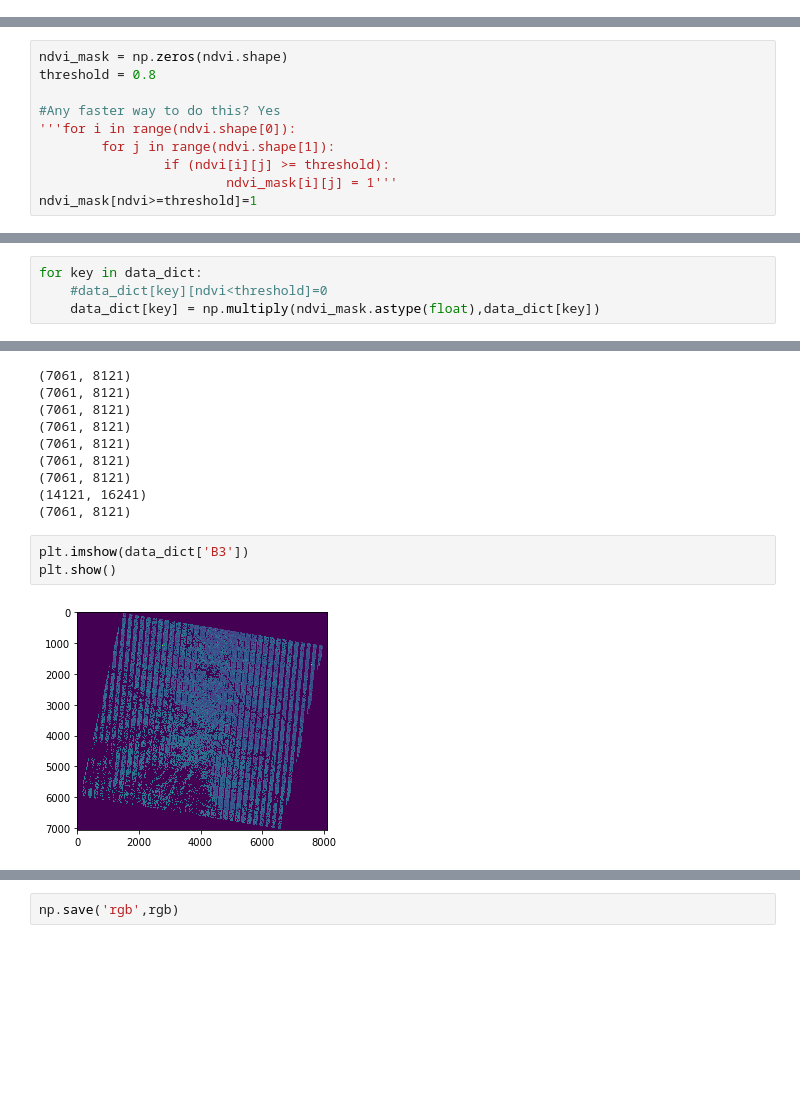
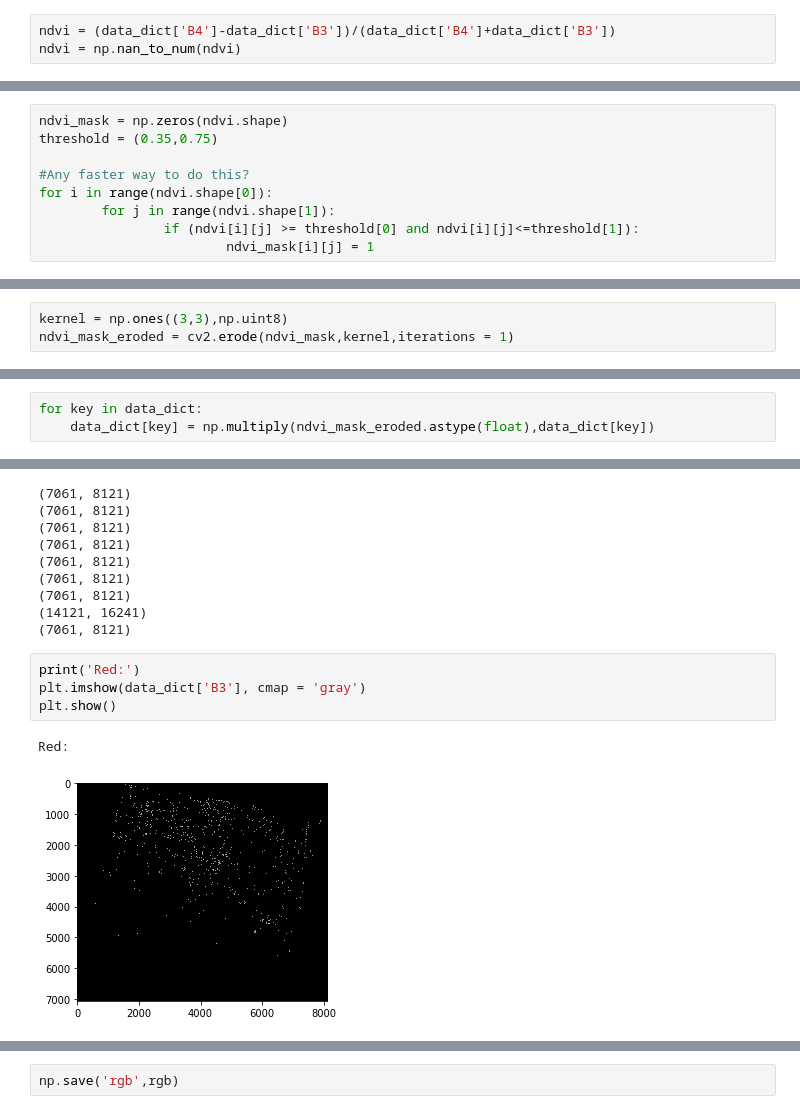
Before and after one commit to pixxelai/ai, a Jupyter notebook: Non_crop_pixel_removal.ipynb, the cells around one changed output, grey strips where cells are left out. Cells and saved outputs as stored; diff of their text form; blank space fills up the shorter version.

```diff
--- a/Non_crop_pixel_removal.ipynb
+++ b/Non_crop_pixel_removal.ipynb
@@ -21,0 +23,3 @@ ndvi = (data_dict['B3']-data_dict['B4'])/(data_dict['B3']+data_dict['B4']+.00000
+# %%
+ndvi = (data_dict['B4']-data_dict['B3'])/(data_dict['B4']+data_dict['B3'])
+ndvi = np.nan_to_num(ndvi)
@@ -22,11 +33,10 @@ ndvi = (data_dict['B3']-data_dict['B4'])/(data_dict['B3']+data_dict['B4']+.00000
 # %%
 ndvi_mask = np.zeros(ndvi.shape)
-threshold = 0.8
+threshold = (0.35,0.75)
 
-#Any faster way to do this? Yes
-'''for i in range(ndvi.shape[0]):
+#Any faster way to do this?
+for i in range(ndvi.shape[0]):
         for j in range(ndvi.shape[1]):
-                if (ndvi[i][j] >= threshold):
-                        ndvi_mask[i][j] = 1'''
-ndvi_mask[ndvi>=threshold]=1
+                if (ndvi[i][j] >= threshold[0] and ndvi[i][j]<=threshold[1]):
+                        ndvi_mask[i][j] = 1
 # %%
@@ -36,0 +49,3 @@ plt.show()
+# %%
+kernel = np.ones((3,3),np.uint8)
+ndvi_mask_eroded = cv2.erode(ndvi_mask,kernel,iterations = 1)
@@ -37,7 +82,6 @@ plt.show()
 # %%
 for key in data_dict:
-    #data_dict[key][ndvi<threshold]=0
-    data_dict[key] = np.multiply(ndvi_mask.astype(float),data_dict[key])
+    data_dict[key] = np.multiply(ndvi_mask_eroded.astype(float),data_dict[key])
 # %% [output]
 ValueError: operands could not be broadcast together with shapes (7061,8121) (14121,16241)
 # %%
@@ -54,8 +98,10 @@ for key in data_dict:
 (14121, 16241)
 (7061, 8121)
 # %%
-plt.imshow(data_dict['B3'])
+print('Red:')
+plt.imshow(data_dict['B3'], cmap = 'gray')
 plt.show()
 # %% [output]
+Red:
-[figure, old version]
+[figure, new version]
 # %%
```
Also changed, not shown: parts of 15 cells of this notebook.
